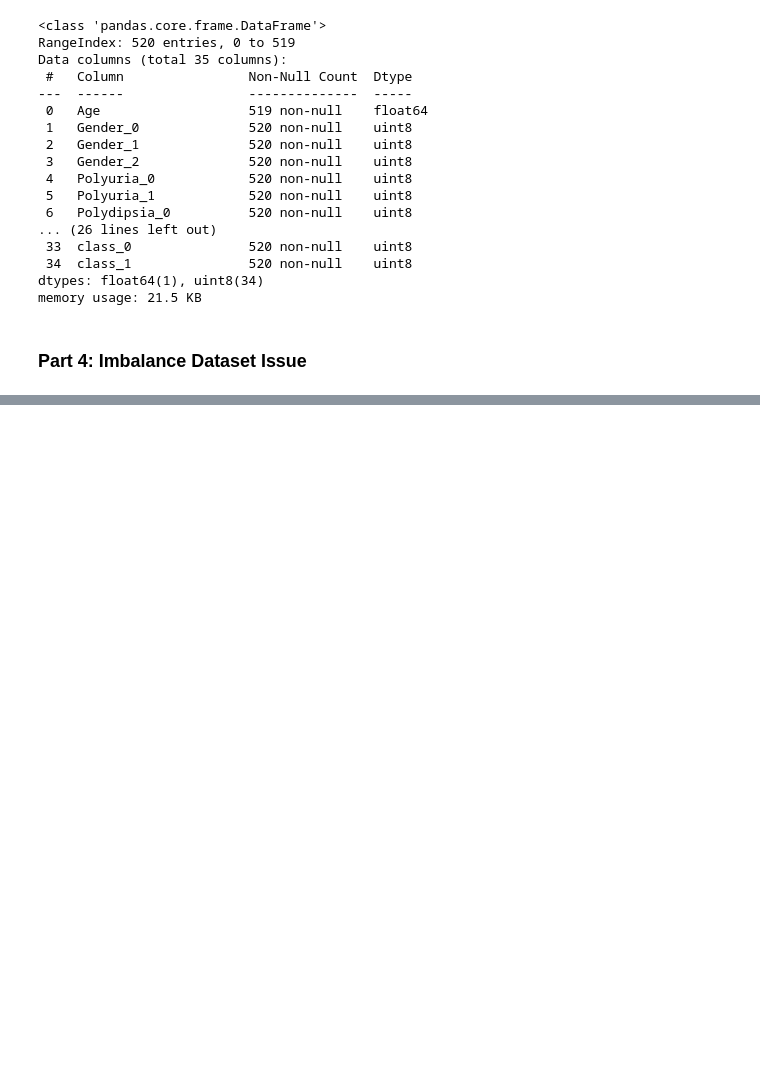
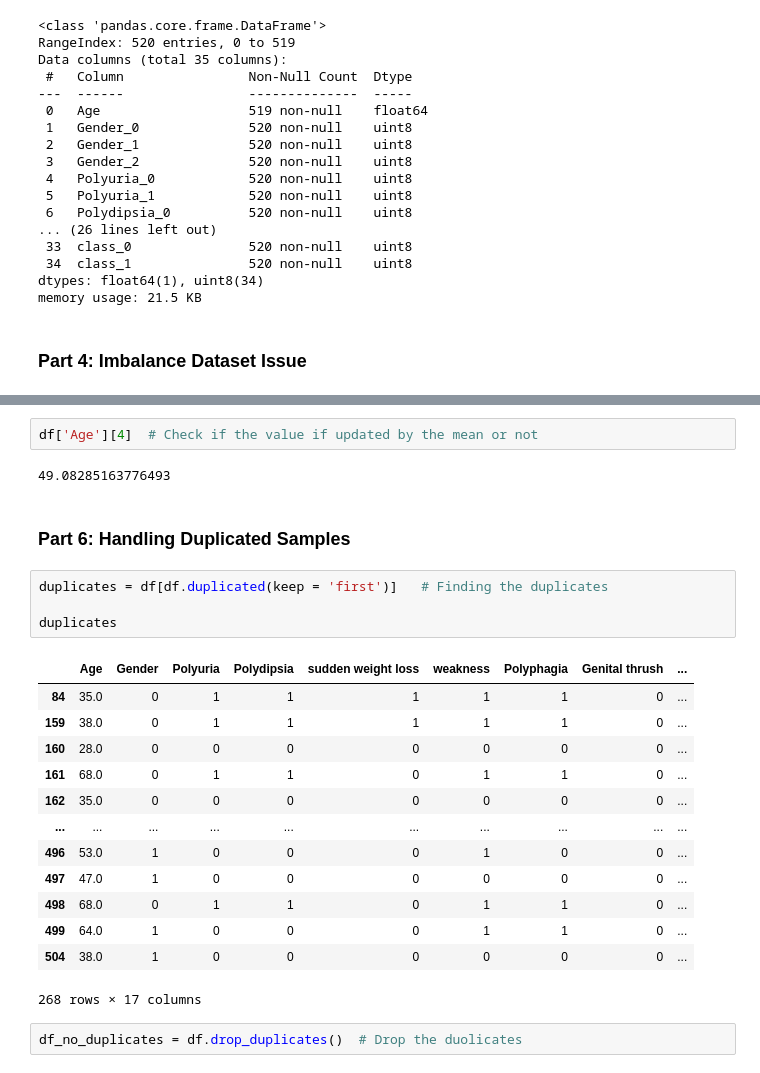
Before and after one commit to jdxxmahmud/mahdy-sir-re-acad-course, a Jupyter notebook: Phase 1/Individual Assignments/Recorded Classes Notes/Machine Learning/Advanced ML/L03_04_Data_Pre_processing.ipynb, the cells around one changed output, grey strips where cells are left out. Drawn from its saved outputs; the diff is of its cells as text; blank space fills up the shorter version.

```diff
--- a/Phase 1/Individual Assignments/Recorded Classes Notes/Machine Learning/Advanced ML/L03_04_Data_Pre_processing.ipynb
+++ b/Phase 1/Individual Assignments/Recorded Classes Notes/Machine Learning/Advanced ML/L03_04_Data_Pre_processing.ipynb
@@ -444,0 +561,26 @@ memory usage: 21.5 KB
+# %%
+df['Age'][4]  # Check if the value if updated by the mean or not
+# %% [output]
+49.08285163776493
+# %% [markdown]
+### Part 6: Handling Duplicated Samples
+# %%
+duplicates = df[df.duplicated(keep = 'first')]   # Finding the duplicates
+
+duplicates
+# %% [output]
+|  | Age | Gender | Polyuria | Polydipsia | sudden weight loss | weakness | Polyphagia | Genital thrush | ... |
+| 84 | 35.0 | 0 | 1 | 1 | 1 | 1 | 1 | 0 | ... |
+| 159 | 38.0 | 0 | 1 | 1 | 1 | 1 | 1 | 0 | ... |
+| 160 | 28.0 | 0 | 0 | 0 | 0 | 0 | 0 | 0 | ... |
+| 161 | 68.0 | 0 | 1 | 1 | 0 | 1 | 1 | 0 | ... |
+| 162 | 35.0 | 0 | 0 | 0 | 0 | 0 | 0 | 0 | ... |
+| ... | ... | ... | ... | ... | ... | ... | ... | ... | ... |
+| 496 | 53.0 | 1 | 0 | 0 | 0 | 1 | 0 | 0 | ... |
+| 497 | 47.0 | 1 | 0 | 0 | 0 | 0 | 0 | 0 | ... |
+| 498 | 68.0 | 0 | 1 | 1 | 0 | 1 | 1 | 0 | ... |
+| 499 | 64.0 | 1 | 0 | 0 | 0 | 1 | 1 | 0 | ... |
+| 504 | 38.0 | 1 | 0 | 0 | 0 | 0 | 0 | 0 | ... |
+268 rows × 17 columns
+# %%
+df_no_duplicates = df.drop_duplicates()  # Drop the duolicates
```
Also changed, not shown: parts of 46 cells of this notebook.
